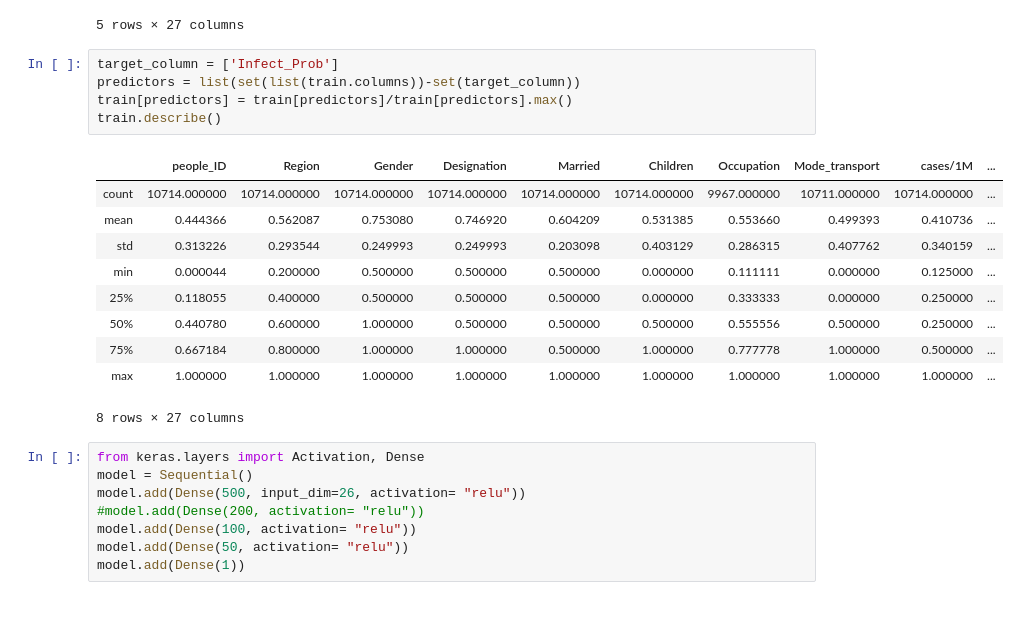
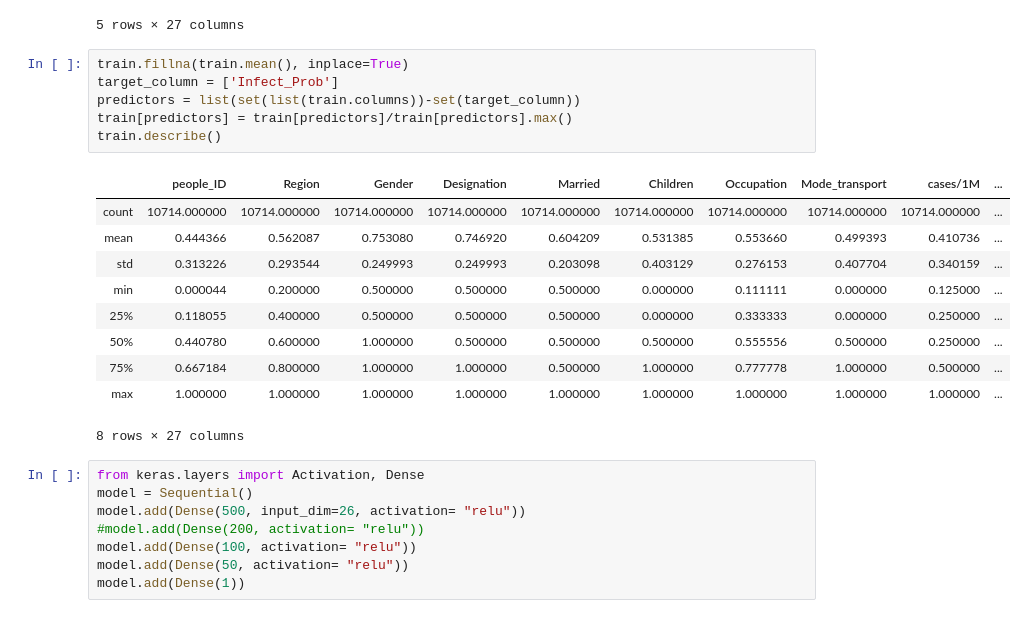
Before and after one commit to deepthivj-aiml/hackethon, a Jupyter notebook: Untitled.ipynb, the cells around one changed output. Drawn from its saved outputs; the diff is of its cells as text.

```diff
--- a/Untitled.ipynb
+++ b/Untitled.ipynb
@@ -59,15 +59,16 @@ train.head()
 | 4 | 5 | 1 | 2 | 1 | 2 | 2.0 | 8.0 | 2.0 | 2 | ... |
 5 rows × 27 columns
 # %%
+train.fillna(train.mean(), inplace=True)
 target_column = ['Infect_Prob']
 predictors = list(set(list(train.columns))-set(target_column))
 train[predictors] = train[predictors]/train[predictors].max()
 train.describe()
 # %% [output]
 |  | people_ID | Region | Gender | Designation | Married | Children | Occupation | Mode_transport | cases/1M | ... |
-| count | 10714.000000 | 10714.000000 | 10714.000000 | 10714.000000 | 10714.000000 | 10714.000000 | 9967.000000 | 10711.000000 | 10714.000000 | ... |
+| count | 10714.000000 | 10714.000000 | 10714.000000 | 10714.000000 | 10714.000000 | 10714.000000 | 10714.000000 | 10714.000000 | 10714.000000 | ... |
 | mean | 0.444366 | 0.562087 | 0.753080 | 0.746920 | 0.604209 | 0.531385 | 0.553660 | 0.499393 | 0.410736 | ... |
-| std | 0.313226 | 0.293544 | 0.249993 | 0.249993 | 0.203098 | 0.403129 | 0.286315 | 0.407762 | 0.340159 | ... |
+| std | 0.313226 | 0.293544 | 0.249993 | 0.249993 | 0.203098 | 0.403129 | 0.276153 | 0.407704 | 0.340159 | ... |
 | min | 0.000044 | 0.200000 | 0.500000 | 0.500000 | 0.500000 | 0.000000 | 0.111111 | 0.000000 | 0.125000 | ... |
 | 25% | 0.118055 | 0.400000 | 0.500000 | 0.500000 | 0.500000 | 0.000000 | 0.333333 | 0.000000 | 0.250000 | ... |
 | 50% | 0.440780 | 0.600000 | 1.000000 | 0.500000 | 0.500000 | 0.500000 | 0.555556 | 0.500000 | 0.250000 | ... |
```
Also changed, not shown: parts of 1 cell of this notebook.
